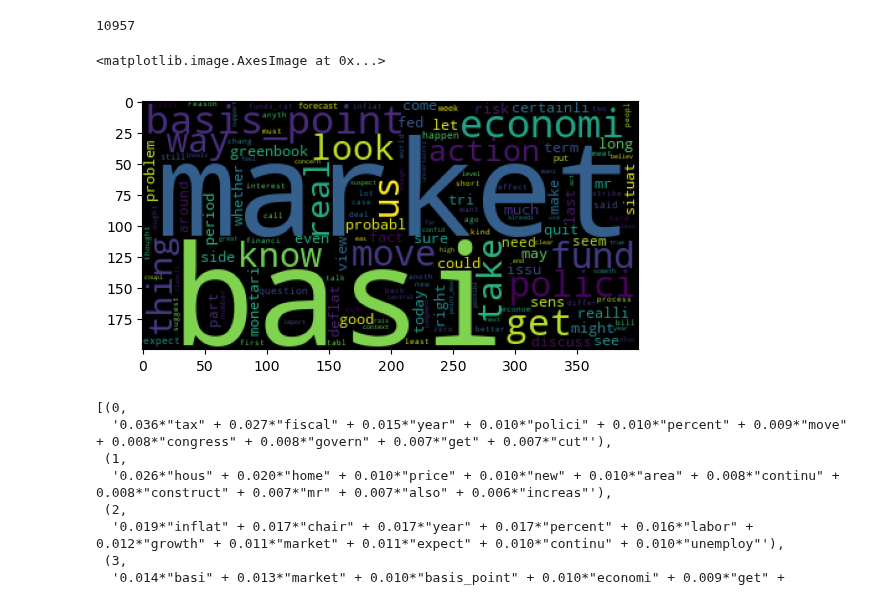
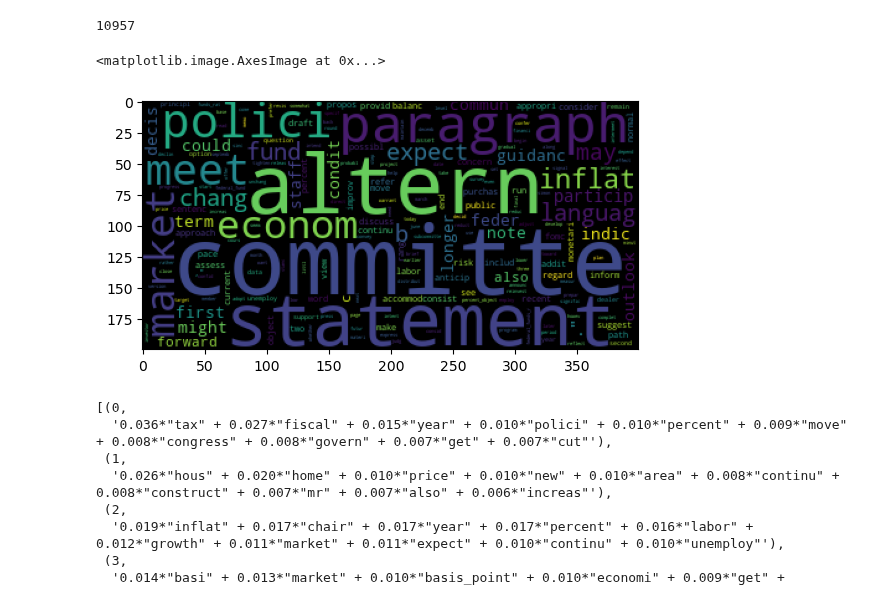
Before and after one commit to bendurham441/fed-nlp, a Jupyter notebook: topic_modelling.ipynb, the cells around one changed output. Saved outputs shown, nothing was run; the diff lists cells and outputs as text; code cells hidden in the pictures.

```diff
--- a/topic_modelling.ipynb
+++ b/topic_modelling.ipynb
@@ -50,11 +50,13 @@ K = 45
 ldamodel = LdaModel(corpus, num_topics=K, id2word=dictionary, passes=10, random_state=0, minimum_probability=0, eta=0.025, alpha=50/K)
 # %%
 ldamodel.save('12-10lda')
+# %%
+ldamodel = LdaModel.load('models/12-10lda')
 # %%
-plt.imshow(WordCloud().fit_words(dict(ldamodel.show_topic(3, 200))))
+plt.imshow(WordCloud().fit_words(dict(ldamodel.show_topic(42, 200))))
 # %% [output]
 <matplotlib.image.AxesImage at 0x...>
-[figure, old version]
+[figure, new version]
 # %%
 ldamodel.print_topics(num_topics=45, num_words=10)
 # %% [output]
```
Also changed, not shown: 1 other file.
